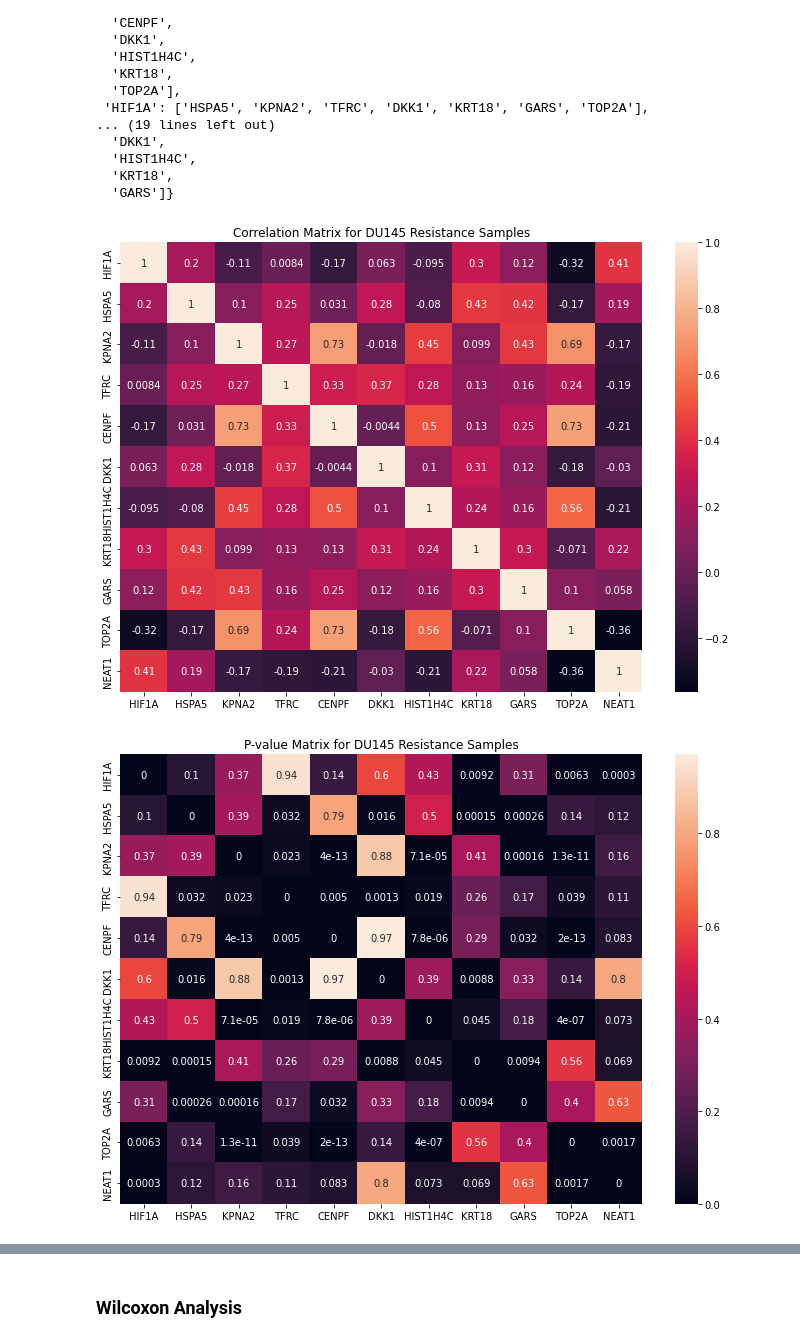
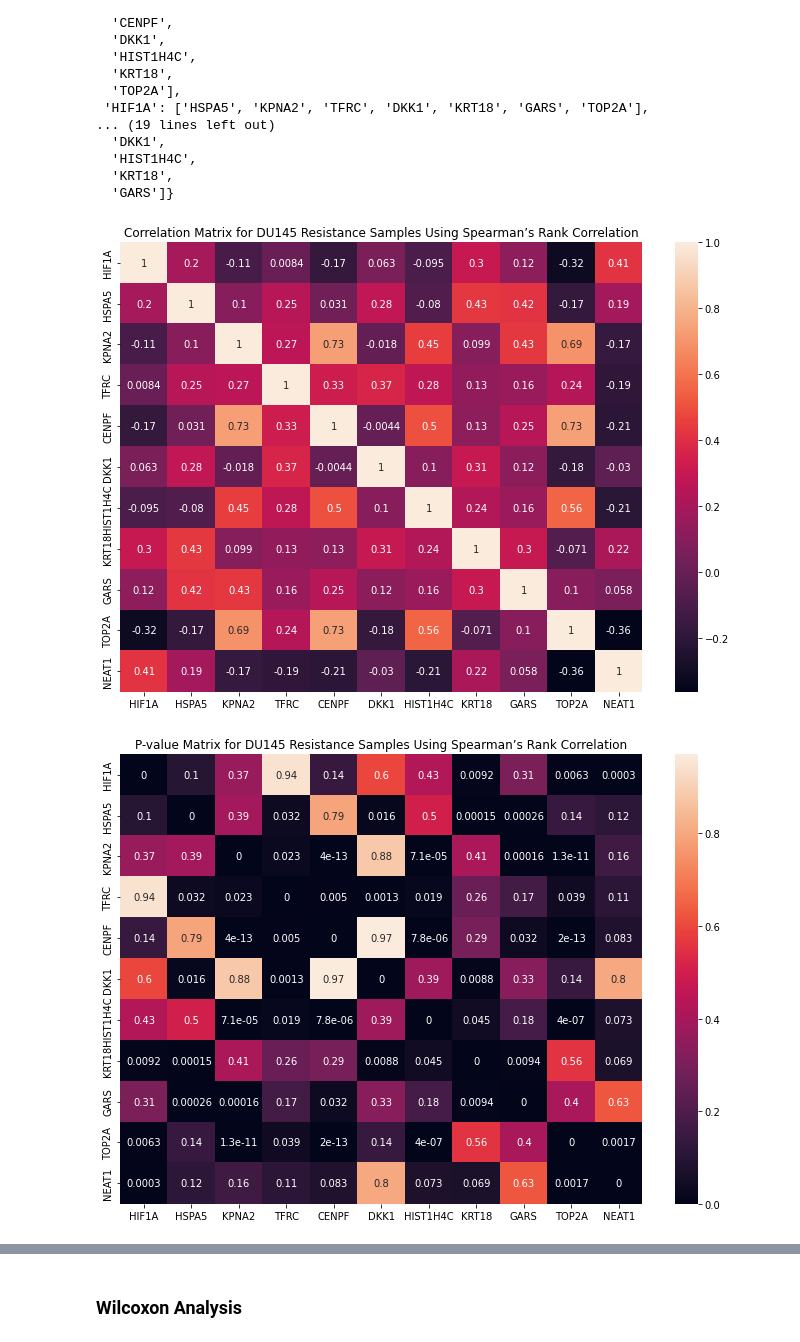
Before and after one commit to qzhang21/BST281FinalProject, a Jupyter notebook: QC_and_Expression_Profile.ipynb, the cells around one changed output, grey strips where cells are left out. Drawn from its saved outputs; the diff is of its cells as text; code cells hidden in the pictures.

```diff
--- a/QC_and_Expression_Profile.ipynb
+++ b/QC_and_Expression_Profile.ipynb
@@ -177,9 +184,9 @@ Significantly Correlated Sensitive Genes for DU145
   'KRT18',
   'GARS']}
 # %%
-plot_matrix(corr_res, 'Correlation Matrix for DU145 Resistance Samples')
-plot_matrix(p_res, 'P-value Matrix for DU145 Resistance Samples')
+plot_matrix(corr_res, 'Correlation Matrix for DU145 Resistance Samples Using Spearman’s Rank Correlation')
+plot_matrix(p_res, 'P-value Matrix for DU145 Resistance Samples Using Spearman’s Rank Correlation')
 # %% [output]
-[figure, old version]
+[figure, new version]
-[figure, old version]
+[figure, new version]
 # %%
```
Also changed, not shown: parts of 21 cells of this notebook.
